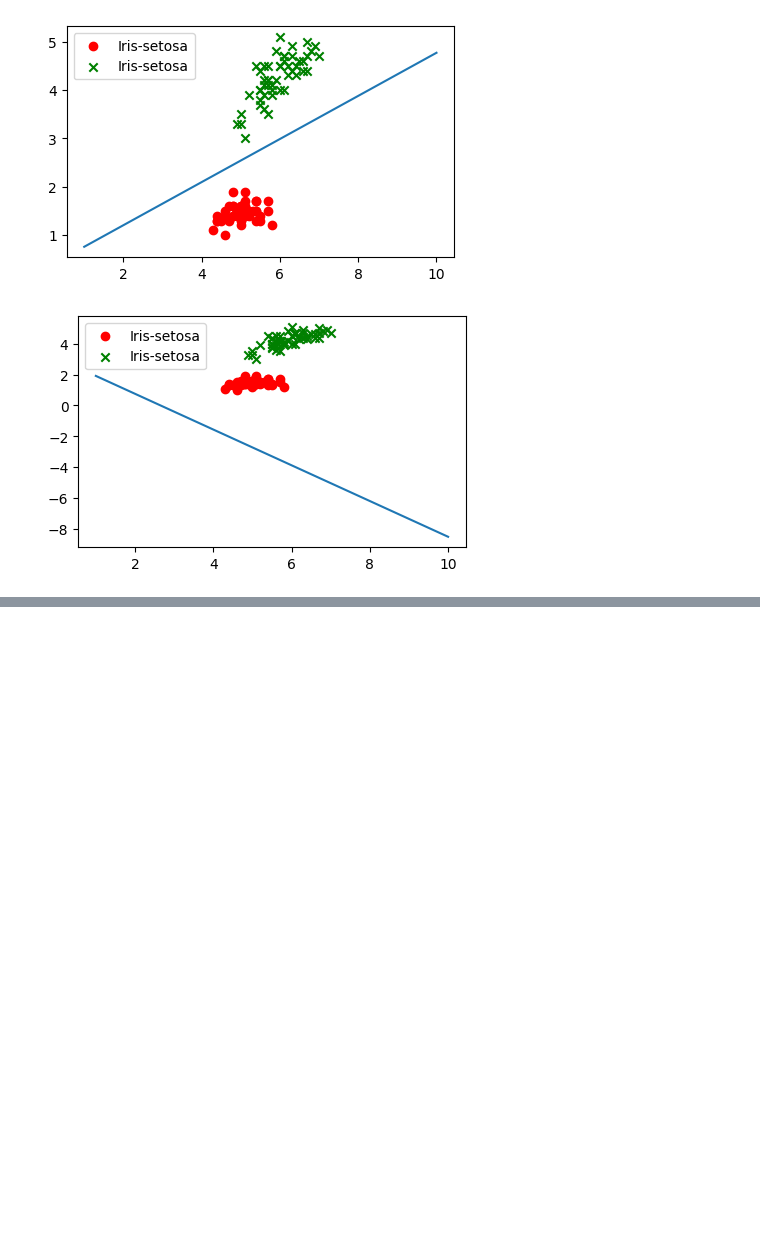
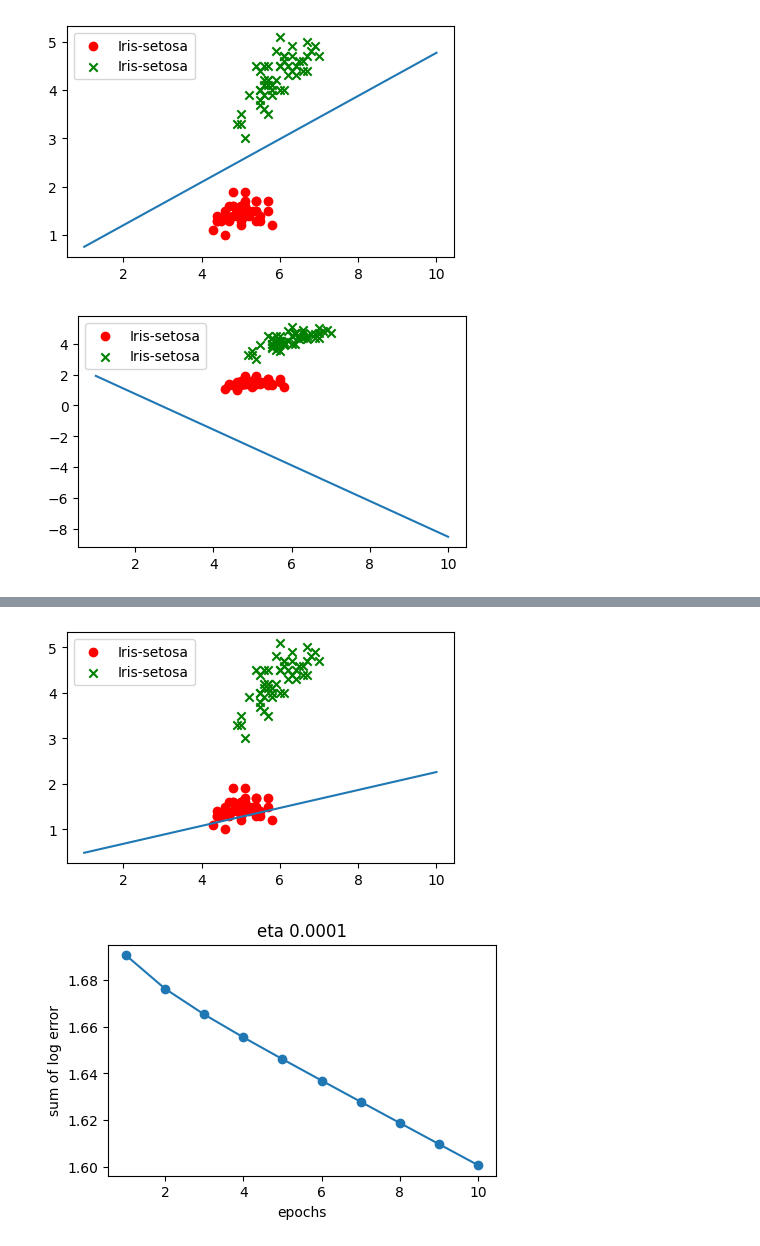
Before and after one commit to arun477/deep_learning_portal, a Jupyter notebook: nbs/07_37_perceptron_adaline_sgd_test1.ipynb, the cells around one changed output, grey strips where cells are left out. Cells and saved outputs as stored; diff of their text form; code cells hidden in the pictures; blank space fills up the shorter version.

```diff
--- a/nbs/07_37_perceptron_adaline_sgd_test1.ipynb
+++ b/nbs/07_37_perceptron_adaline_sgd_test1.ipynb
@@ -99,0 +144,9 @@ plot_boundary(X, pnp);
+# %%
+eta = 0.0001
+ada1 = AdalineGD(niter=10, eta=eta)
+ada1.fit(X, y)
+plot_boundary(X.copy(), ada1)
+plot_costs(ada1.costs_, title=f'eta {eta}')
+# %% [output]
+[figure, added]
+[figure, added]
```
Also changed, not shown: parts of 6 cells of this notebook.
